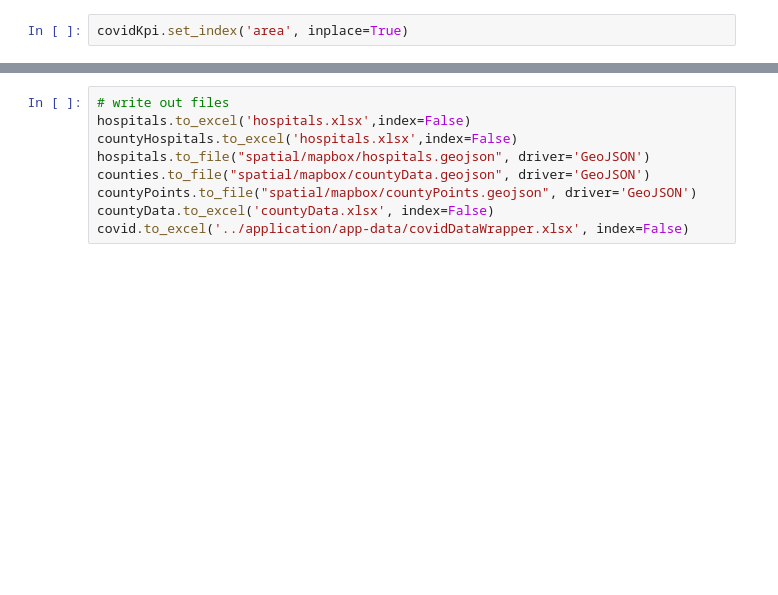
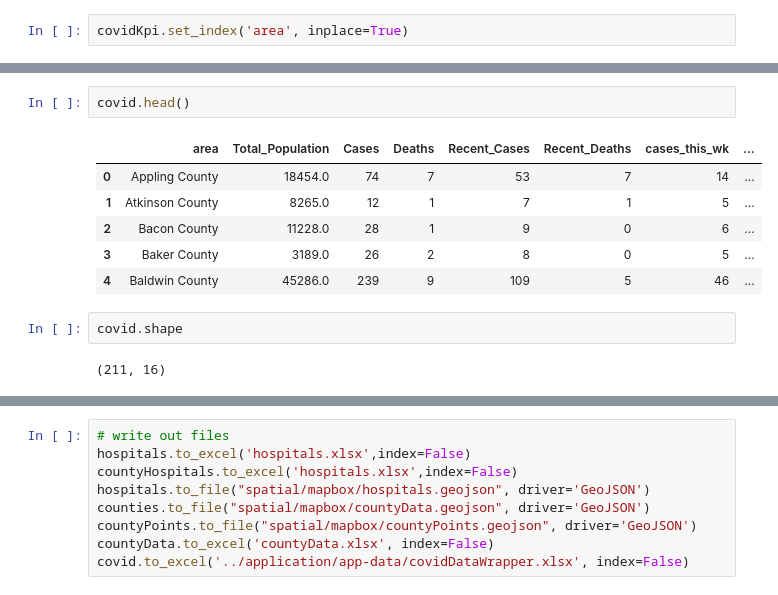
Before and after one commit to mmainzer/covid-recovery, a Jupyter notebook: data/tiles-prep.ipynb, the cells around one changed output, grey strips where cells are left out. Saved outputs shown, nothing was run; the diff lists cells and outputs as text; blank space fills up the shorter version.

```diff
--- a/data/tiles-prep.ipynb
+++ b/data/tiles-prep.ipynb
@@ -696,0 +672,13 @@ countyPoints.sort_values('COVID_Death_Rate')
+# %%
+covid.head()
+# %% [output]
+|  | area | Total_Population | Cases | Deaths | Recent_Cases | Recent_Deaths | cases_this_wk | ... |
+| 0 | Appling County | 18454.0 | 74 | 7 | 53 | 7 | 14 | ... |
+| 1 | Atkinson County | 8265.0 | 12 | 1 | 7 | 1 | 5 | ... |
+| 2 | Bacon County | 11228.0 | 28 | 1 | 9 | 0 | 6 | ... |
+| 3 | Baker County | 3189.0 | 26 | 2 | 8 | 0 | 5 | ... |
+| 4 | Baldwin County | 45286.0 | 239 | 9 | 109 | 5 | 46 | ... |
+# %%
+covid.shape
+# %% [output]
+(211, 16)
```
Also changed, not shown: parts of 9 cells of this notebook, 16 other files.
